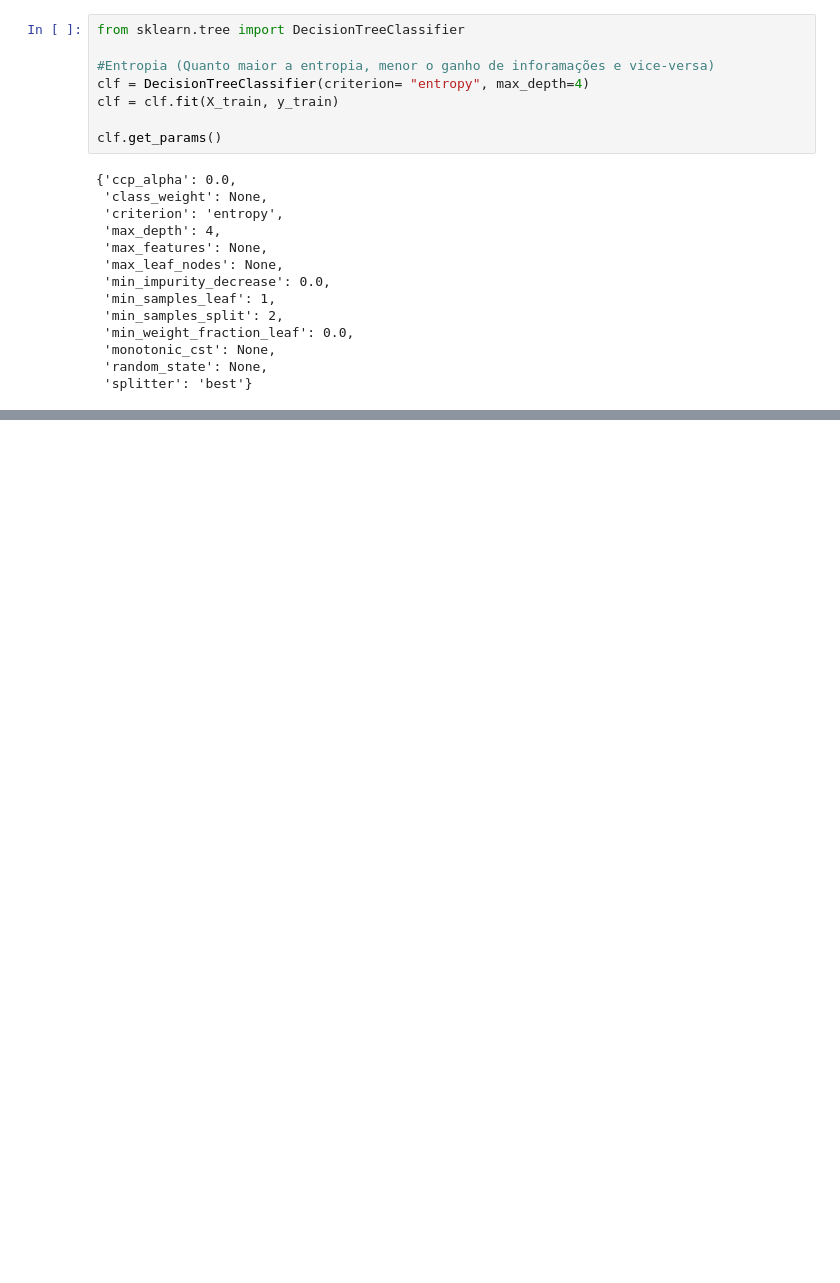
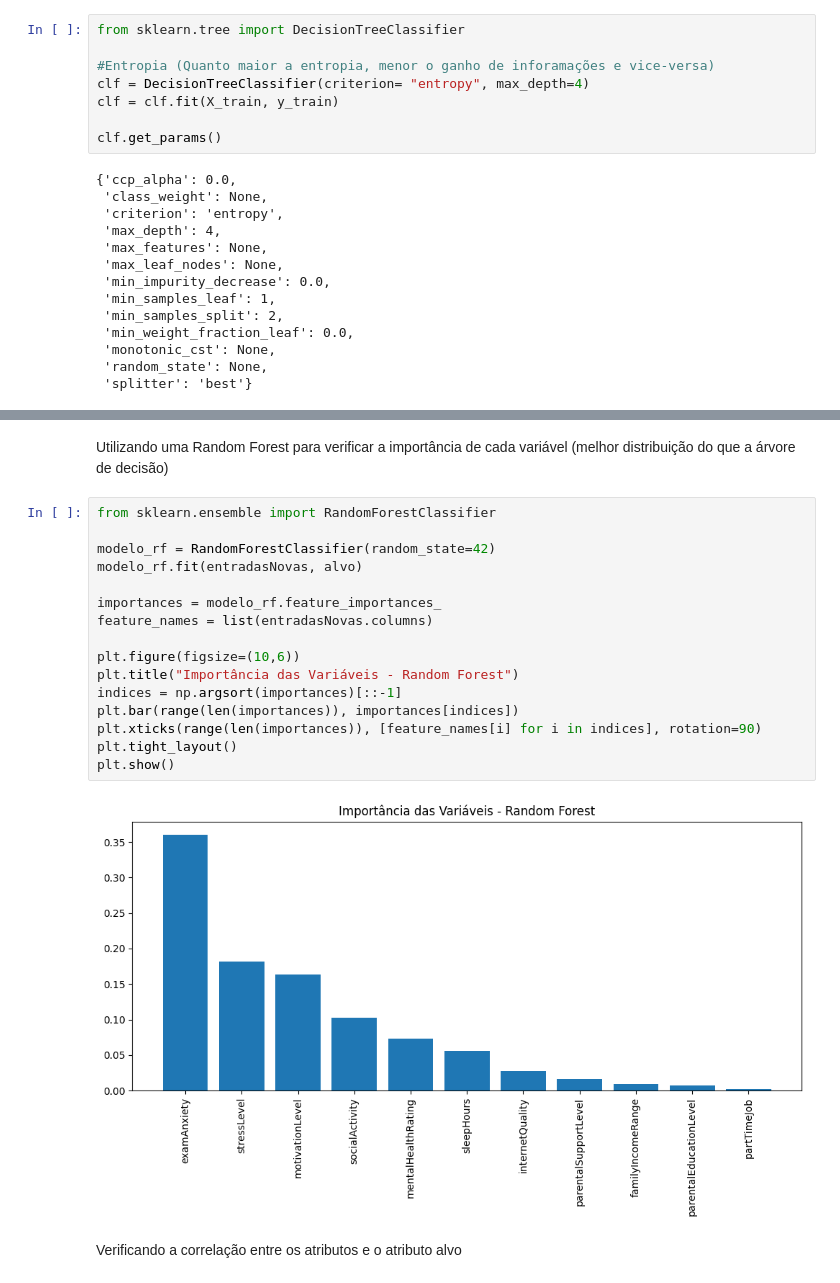
Before and after one commit to rafyzzs/tpia, a Jupyter notebook: ia2.ipynb, the cells around one changed output, grey strips where cells are left out. Saved outputs shown, nothing was run; the diff lists cells and outputs as text; blank space fills up the shorter version.

Commit message:
Importância dos atributos e correlação entre eles

```diff
--- a/ia2.ipynb
+++ b/ia2.ipynb
@@ -275,0 +284,22 @@ Previsão da possibilidade de evasão: ['No']
+# %% [markdown]
+Utilizando uma Random Forest para verificar a importância de cada variável (melhor distribuição do que a árvore de decisão)
+# %%
+from sklearn.ensemble import RandomForestClassifier
+
+modelo_rf = RandomForestClassifier(random_state=42)
+modelo_rf.fit(entradasNovas, alvo)
+
+importances = modelo_rf.feature_importances_
+feature_names = list(entradasNovas.columns)
+
+plt.figure(figsize=(10,6))
+plt.title("Importância das Variáveis - Random Forest")
+indices = np.argsort(importances)[::-1]
+plt.bar(range(len(importances)), importances[indices])
+plt.xticks(range(len(importances)), [feature_names[i] for i in indices], rotation=90)
+plt.tight_layout()
+plt.show()
+# %% [output]
+[figure, added]
+# %% [markdown]
+Verificando a correlação entre os atributos e o atributo alvo
```
Also changed, not shown: parts of 14 cells of this notebook.
